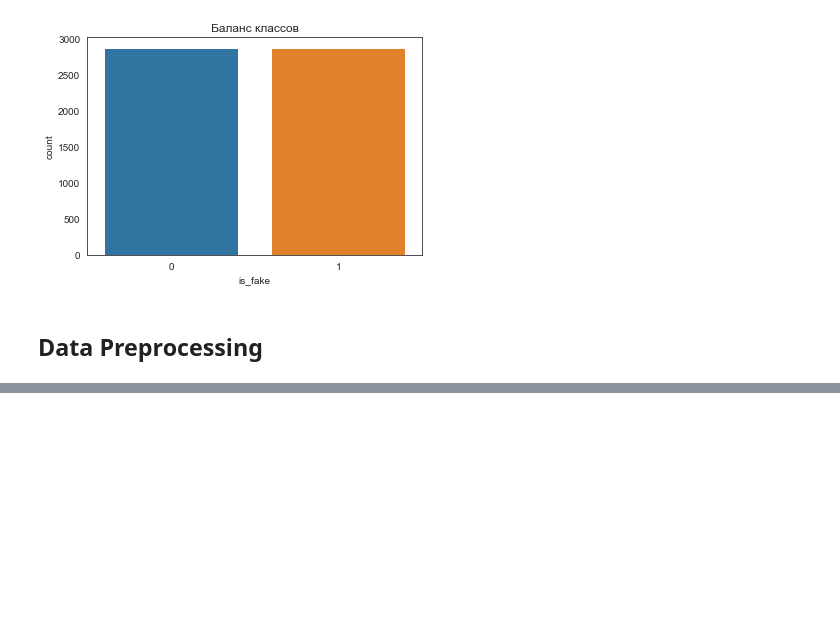
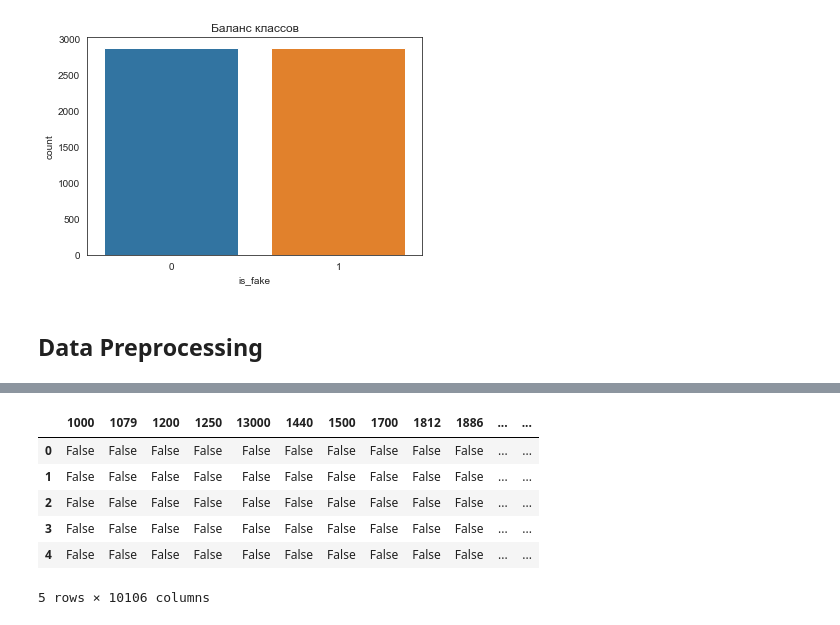
Before and after one commit to TayJen/------, a Jupyter notebook: research.ipynb, the cells around one changed output, grey strips where cells are left out. Saved outputs shown, nothing was run; the diff lists cells and outputs as text; code cells hidden in the pictures; blank space fills up the shorter version.

```diff
--- a/research.ipynb
+++ b/research.ipynb
@@ -31,0 +207,3 @@ plt.show()
+# %%
+df_test = pd.read_csv('dataset\\test.tsv', delimiter='\t')
+df_test.head()
@@ -31,0 +221,4 @@ plt.show()
+# %%
+sents = tokenize_n_lemmatize_sents(df_test['title'].values, stopwords=stopwords_ru)
+X_test = vectorizer.transform([' '.join(sentence) for sentence in sents])
+X_test.toarray()
@@ -31,0 +233,16 @@ plt.show()
+# %%
+new_df = pd.DataFrame(columns=vectorizer.get_feature_names_out(),
+                      data=X_test.toarray())
+new_df = new_df.astype(bool)
+new_df = pd.merge(new_df, df_test, how='inner', left_index=True, right_index=True)
+new_df.drop(['title'], axis=1, inplace=True)
+
+new_df.head()
+# %% [output]
+|  | 1000 | 1079 | 1200 | 1250 | 13000 | 1440 | 1500 | 1700 | 1812 | 1886 | ... | ... |
+| 0 | False | False | False | False | False | False | False | False | False | False | ... | ... |
+| 1 | False | False | False | False | False | False | False | False | False | False | ... | ... |
+| 2 | False | False | False | False | False | False | False | False | False | False | ... | ... |
+| 3 | False | False | False | False | False | False | False | False | False | False | ... | ... |
+| 4 | False | False | False | False | False | False | False | False | False | False | ... | ... |
+5 rows × 10106 columns
```
Also changed, not shown: parts of 25 cells of this notebook, 2 other files.
